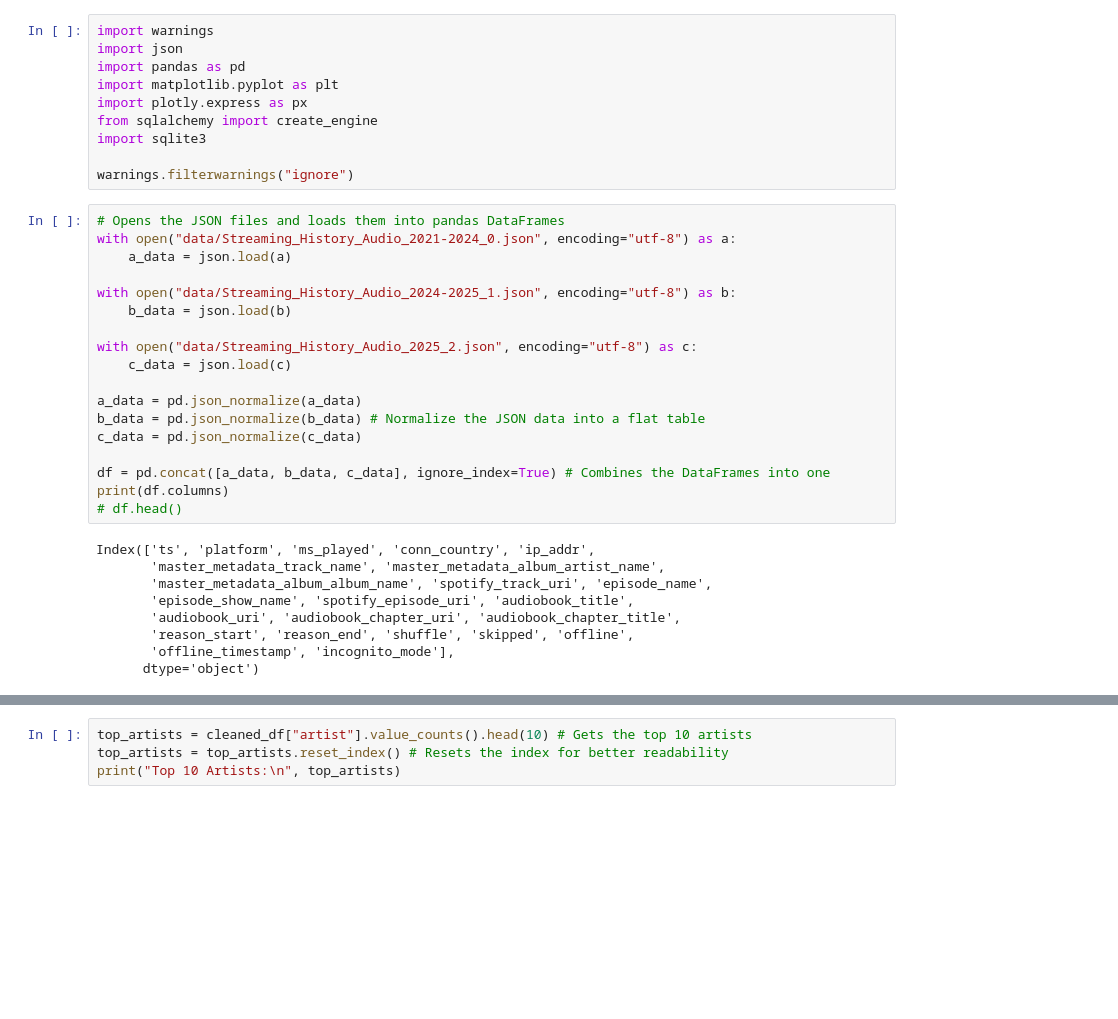
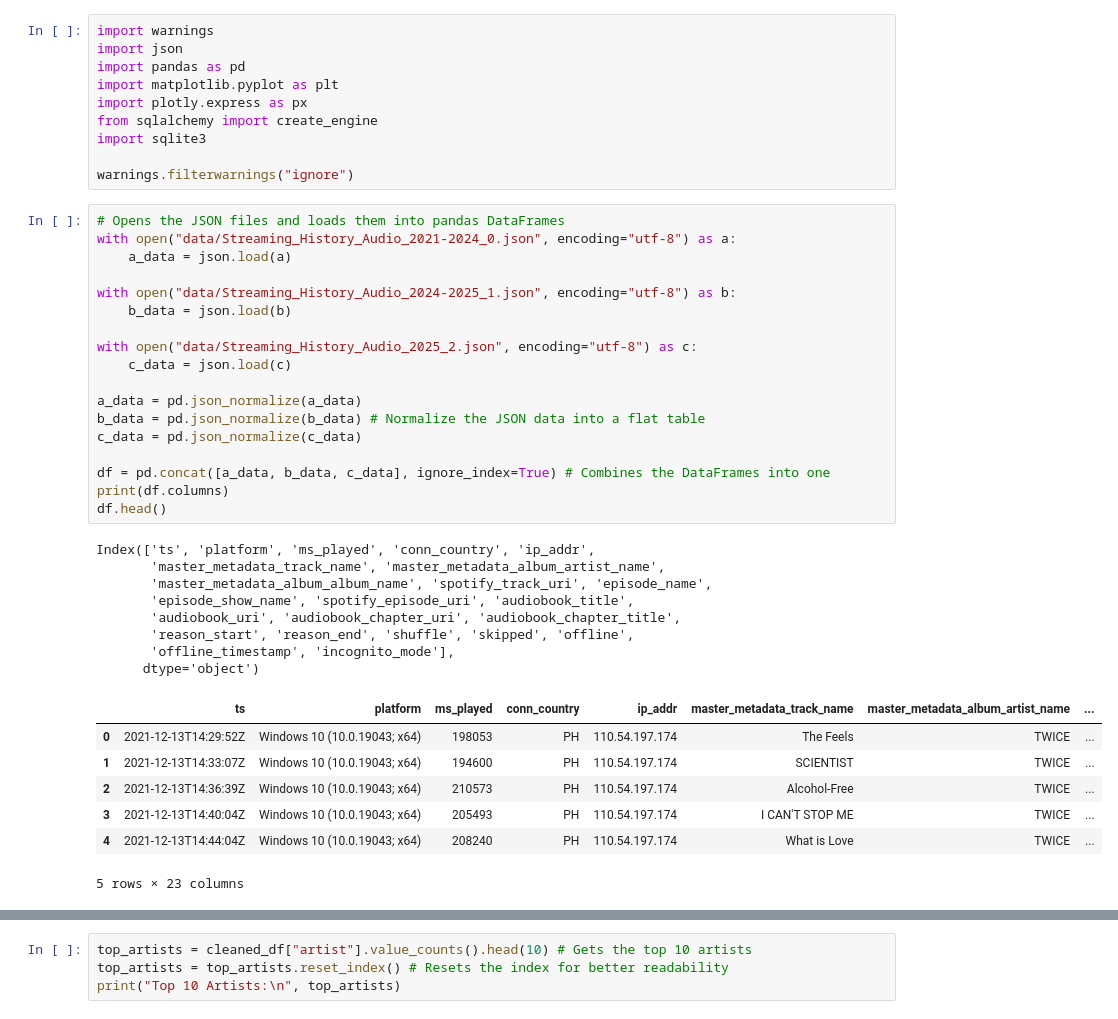
Before and after one commit to ShdwBrngr/YouTube-and-Spotify-Data-Analysis, a Jupyter notebook: sptfy_analysis.ipynb, the cells around one changed output, grey strips where cells are left out. Cells and saved outputs as stored; diff of their text form; blank space fills up the shorter version.

```diff
--- a/sptfy_analysis.ipynb
+++ b/sptfy_analysis.ipynb
@@ -11,30 +11,37 @@ warnings.filterwarnings("ignore")
 # %%
 # Opens the JSON files and loads them into pandas DataFrames
 with open("data/Streaming_History_Audio_2021-2024_0.json", encoding="utf-8") as a:
     a_data = json.load(a)
 
 with open("data/Streaming_History_Audio_2024-2025_1.json", encoding="utf-8") as b:
     b_data = json.load(b)
 
 with open("data/Streaming_History_Audio_2025_2.json", encoding="utf-8") as c:
     c_data = json.load(c)
 
 a_data = pd.json_normalize(a_data)
 b_data = pd.json_normalize(b_data) # Normalize the JSON data into a flat table
 c_data = pd.json_normalize(c_data)
 
 df = pd.concat([a_data, b_data, c_data], ignore_index=True) # Combines the DataFrames into one
 print(df.columns)
-# df.head()
+df.head()
 # %% [output]
 Index(['ts', 'platform', 'ms_played', 'conn_country', 'ip_addr',
        'master_metadata_track_name', 'master_metadata_album_artist_name',
        'master_metadata_album_album_name', 'spotify_track_uri', 'episode_name',
        'episode_show_name', 'spotify_episode_uri', 'audiobook_title',
        'audiobook_uri', 'audiobook_chapter_uri', 'audiobook_chapter_title',
        'reason_start', 'reason_end', 'shuffle', 'skipped', 'offline',
        'offline_timestamp', 'incognito_mode'],
       dtype='object')
+|  | ts | platform | ms_played | conn_country | ip_addr | master_metadata_track_name | master_metadata_album_artist_name | ... |
+| 0 | 2021-12-13T14:29:52Z | Windows 10 (10.0.19043; x64) | 198053 | PH | 110.54.197.174 | The Feels | TWICE | ... |
+| 1 | 2021-12-13T14:33:07Z | Windows 10 (10.0.19043; x64) | 194600 | PH | 110.54.197.174 | SCIENTIST | TWICE | ... |
+| 2 | 2021-12-13T14:36:39Z | Windows 10 (10.0.19043; x64) | 210573 | PH | 110.54.197.174 | Alcohol-Free | TWICE | ... |
+| 3 | 2021-12-13T14:40:04Z | Windows 10 (10.0.19043; x64) | 205493 | PH | 110.54.197.174 | I CAN'T STOP ME | TWICE | ... |
+| 4 | 2021-12-13T14:44:04Z | Windows 10 (10.0.19043; x64) | 208240 | PH | 110.54.197.174 | What is Love | TWICE | ... |
+5 rows × 23 columns
 # %%
 df["ts"] = pd.to_datetime(df["ts"], format="ISO8601", utc=True) # Converts the 'ts' column to datetime format
 df["ts"] = df["ts"].dt.tz_convert("Asia/Manila") # Converts the timezone to Asia/Manila
```
Also changed, not shown: parts of 14 cells of this notebook, 2 other files.
